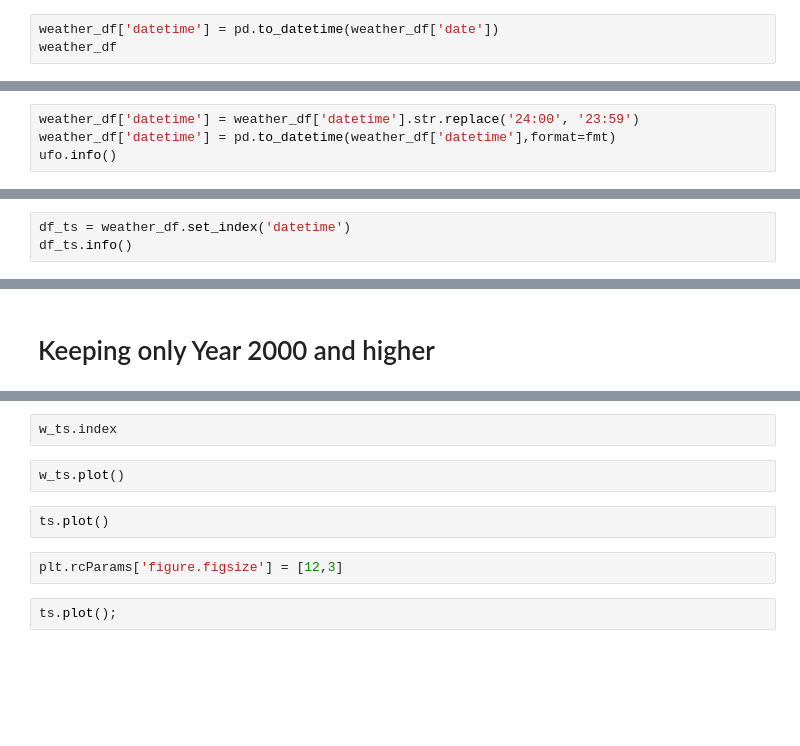
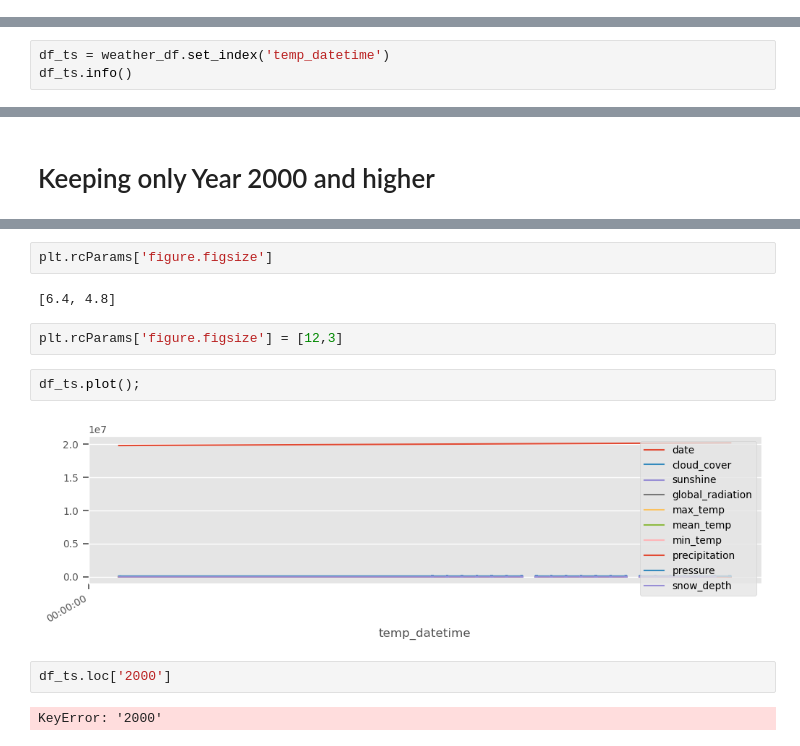
Before and after one commit to CatDawn29/Resampling-Data-Tippins, a Jupyter notebook: Resampling.ipynb, the cells around one changed output, grey strips where cells are left out. Drawn from its saved outputs; the diff is of its cells as text; blank space fills up the shorter version.

```diff
--- a/Resampling.ipynb
+++ b/Resampling.ipynb
@@ -106,3 +107,0 @@ weather_df.loc[0,'datetime']
-# %%
-weather_df['datetime'] = pd.to_datetime(weather_df['date'])
-weather_df
@@ -111,9 +108,5 @@ weather_df.isna().sum()
-# %%
-weather_df['datetime'] = weather_df['datetime'].str.replace('24:00', '23:59')
-weather_df['datetime'] = pd.to_datetime(weather_df['datetime'],format=fmt)
-ufo.info()
 # %% [markdown]
 # Set Date as Index
 # %%
-df_ts = weather_df.set_index('datetime')
+df_ts = weather_df.set_index('temp_datetime')
 df_ts.info()
@@ -132,10 +153,14 @@ w_ts
-# %%
-w_ts.index
-# %%
-w_ts.plot()
-# %%
-ts.plot()
+# %%
+plt.rcParams['figure.figsize']
+# %% [output]
+[6.4, 4.8]
 # %%
 plt.rcParams['figure.figsize'] = [12,3]
 # %%
-ts.plot();
+df_ts.plot();
+# %% [output]
+[figure, added]
+# %%
+df_ts.loc['2000']
+# %% [output]
+KeyError: '2000'
```
Also changed, not shown: parts of 24 cells of this notebook.
